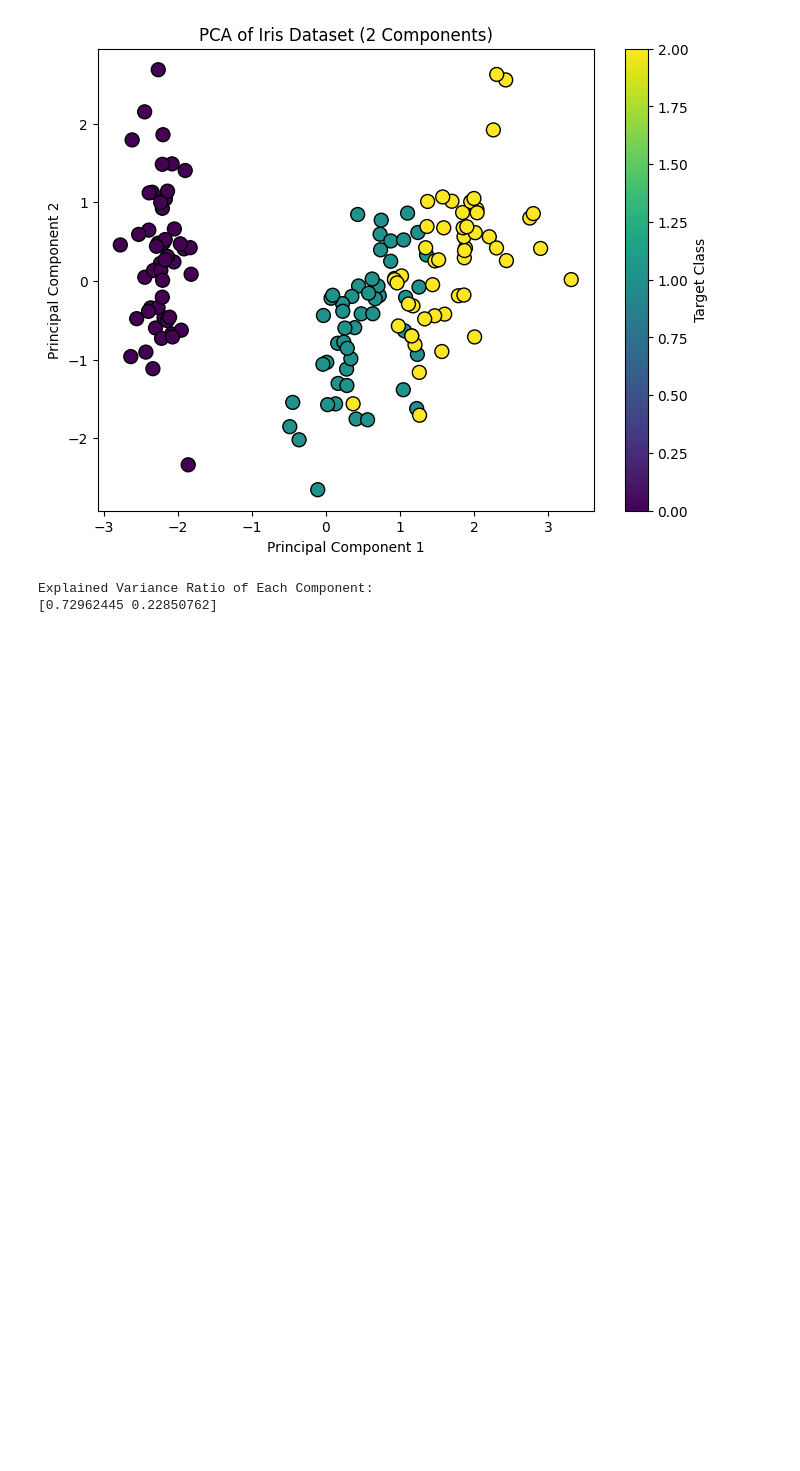
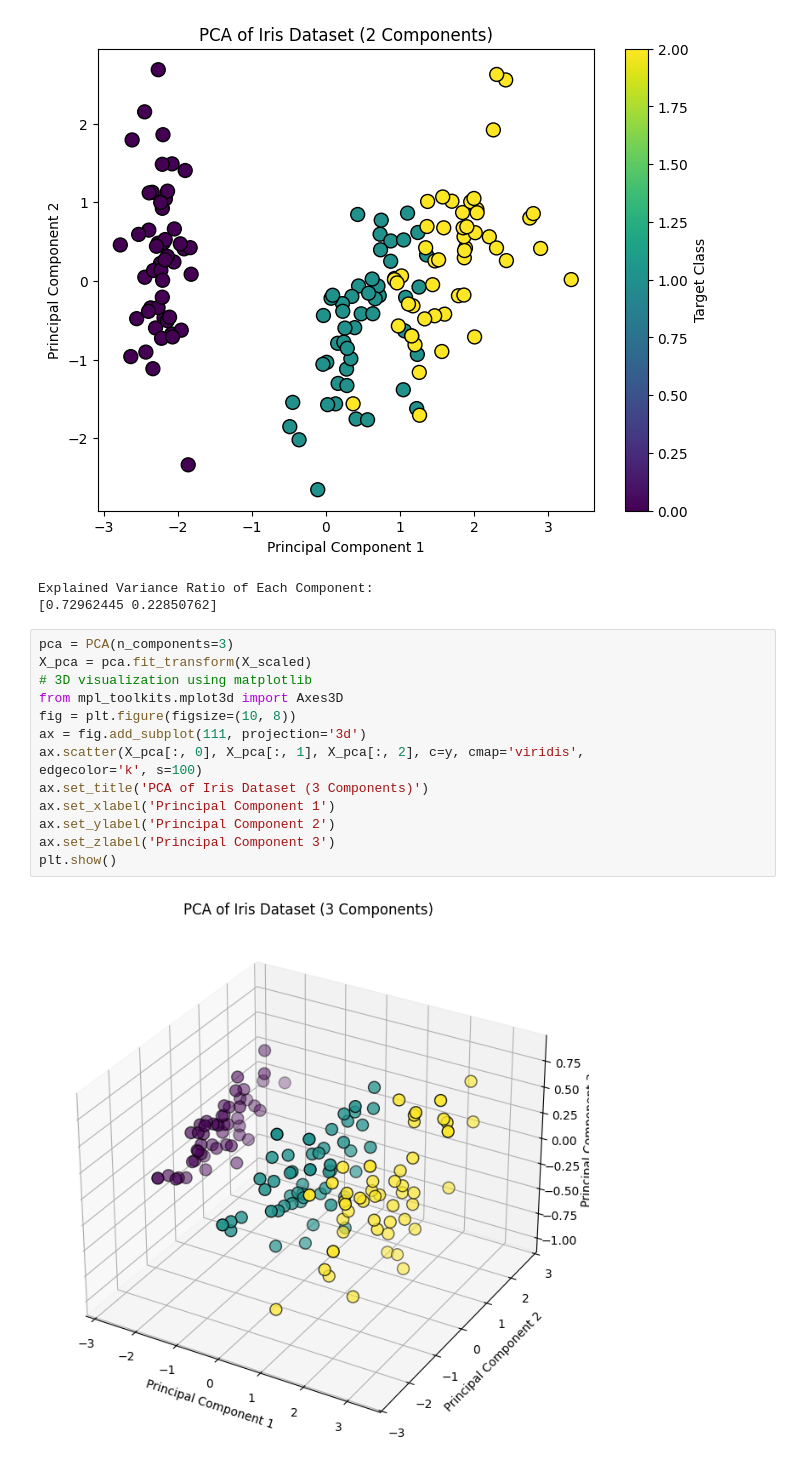
Before and after one commit to AIML2303A51186/ADM-LAB, a Jupyter notebook: ADMLAB_3.ipynb, the cells around one changed output. Cells and saved outputs as stored; diff of their text form; blank space fills up the shorter version.

```diff
--- a/ADMLAB_3.ipynb
+++ b/ADMLAB_3.ipynb
@@ -34,3 +34,19 @@ print(pca.explained_variance_ratio_)
 [figure]
 Explained Variance Ratio of Each Component:
 [0.72962445 0.22850762]
+# %%
+pca = PCA(n_components=3)
+X_pca = pca.fit_transform(X_scaled)
+# 3D visualization using matplotlib
+from mpl_toolkits.mplot3d import Axes3D
+fig = plt.figure(figsize=(10, 8))
+ax = fig.add_subplot(111, projection='3d')
+ax.scatter(X_pca[:, 0], X_pca[:, 1], X_pca[:, 2], c=y, cmap='viridis',
+edgecolor='k', s=100)
+ax.set_title('PCA of Iris Dataset (3 Components)')
+ax.set_xlabel('Principal Component 1')
+ax.set_ylabel('Principal Component 2')
+ax.set_zlabel('Principal Component 3')
+plt.show()
+# %% [output]
+[figure, added]
```
